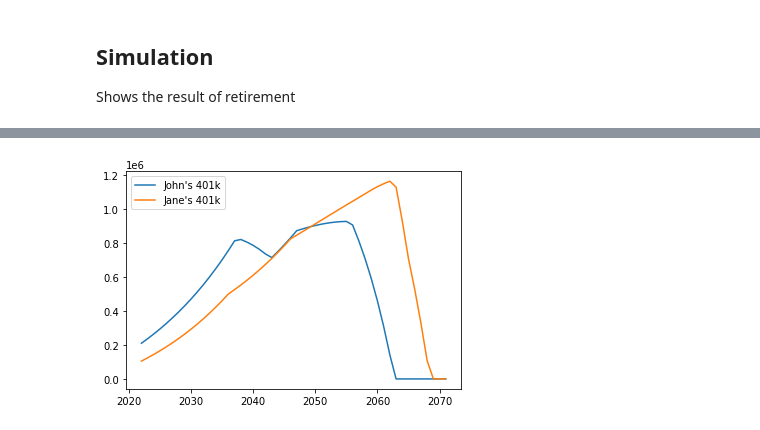
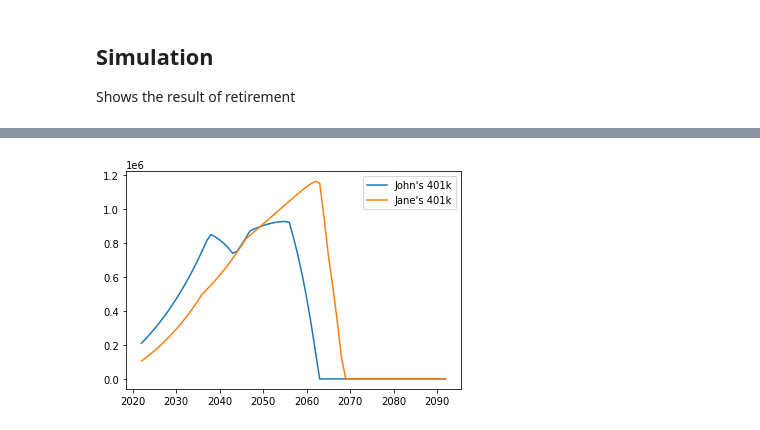
Before and after one commit to sw23/life-model, a Jupyter notebook: ExampleSimulation.ipynb, the cells around one changed output, grey strips where cells are left out. Saved outputs shown, nothing was run; the diff lists cells and outputs as text; code cells hidden in the pictures.

Commit message:
Adding simulation class

```diff
--- a/ExampleSimulation.ipynb
+++ b/ExampleSimulation.ipynb
@@ -6,6 +6,12 @@ required minimum distributions, etc.
 
 The inputs are listed first, and projections are performed at the end. Review each
 section and update as needed as.
+# %%
+from life_model.simulation import Simulation
+
+simulation = Simulation(
+    end_year = 2092
+)
 # %% [markdown]
 ## People
 This section captures information about the people being studied
@@ -13,7 +19,7 @@ This section captures information about the people being studied
 from life_model.family import Family
 from life_model.person import Person, Spending
 
-family = Family()
+family = Family(simulation)
 
 john = Person(
     family = family,
@@ -133,8 +139,8 @@ Job401kAccount(
 ## Life Events
 Expected life events happening at a certain time
 # %%
-from life_model.person import LifeEvent
+from life_model.lifeevents import LifeEvents, LifeEvent
 
-john.life_events = [
-    LifeEvent(50, john.get_married, jane)
-]
+LifeEvents(simulation, [
+    LifeEvent(john.get_year_at_age(50), "John and Jane get married", john.get_married, jane)
+])
@@ -240,12 +243,12 @@ df_total.style.format(precision=0, na_rep='MISSING',
 # %%
 import matplotlib.pyplot as plt
 
-year_df = pd.DataFrame(index = [x['year'] for x in time_data])
+year_df = pd.DataFrame(index = simulation.simulated_years)
 year_df["John's 401k"] = john.legacy_retirement_accounts[0].stat_balance_history
 year_df["Jane's 401k"] = jane.legacy_retirement_accounts[0].stat_balance_history
 
 year_df.plot(subplots=False, legend=True)
 plt.legend(loc='best')
 plt.show()
 # %% [output]
-[figure, old version]
+[figure, new version]
```
Also changed, not shown: parts of 4 cells of this notebook, 8 other files.
